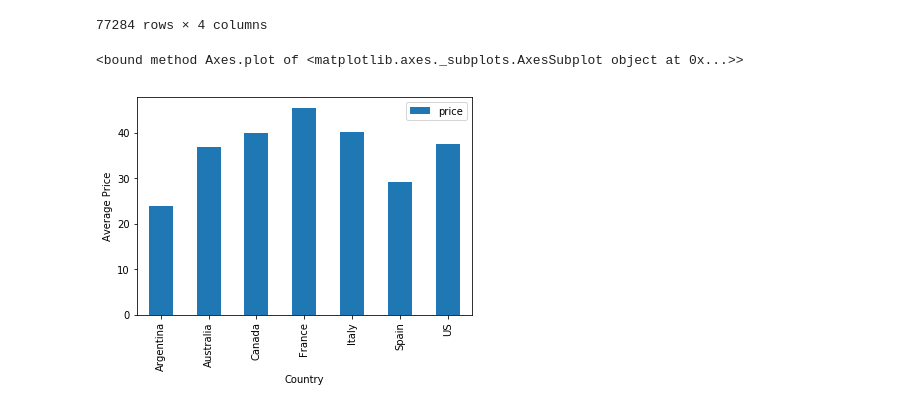
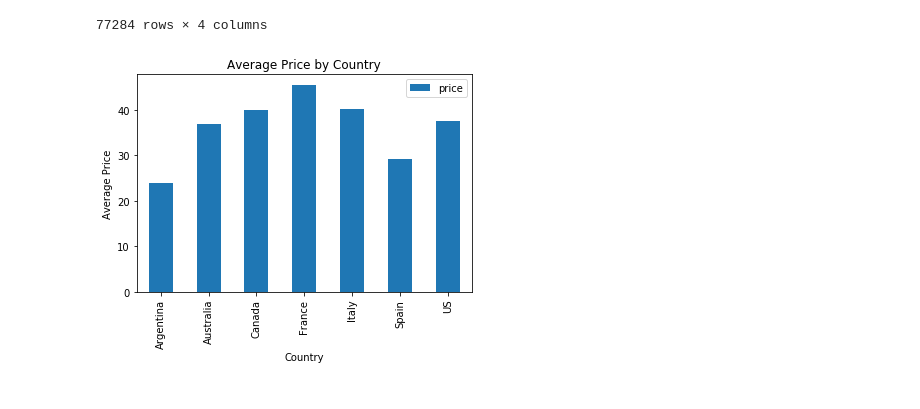
Before and after one commit to kurtheld/Project1_group1, a Jupyter notebook: kw_pricebycountry.ipynb, the cells around one changed output. Cells and saved outputs as stored; diff of their text form; code cells hidden in the pictures.

```diff
--- a/kw_pricebycountry.ipynb
+++ b/kw_pricebycountry.ipynb
@@ -92,14 +92,14 @@ See the caveats in the documentation: http://pandas.pydata.org/pandas-docs/stabl
 # %%
 indexme=frame_df.set_index("country")
 indexme
 countryplot=indexme.groupby("country").mean().plot(kind="bar")
 countryplot.set_xlabel("Country")
 countryplot.set_ylabel("Average Price")
-
 countryplot.plot
+plt.title("Average Price by Country")
+plt.savefig("countryprice.png",dpi=200)
 # %% [output]
-<bound method Axes.plot of <matplotlib.axes._subplots.AxesSubplot object at 0x...>>
-[figure, old version]
+[figure, new version]
 # %%
 #us_data=indexme.loc["US","price"]
 
```
Also changed, not shown: parts of 1 cell of this notebook.
